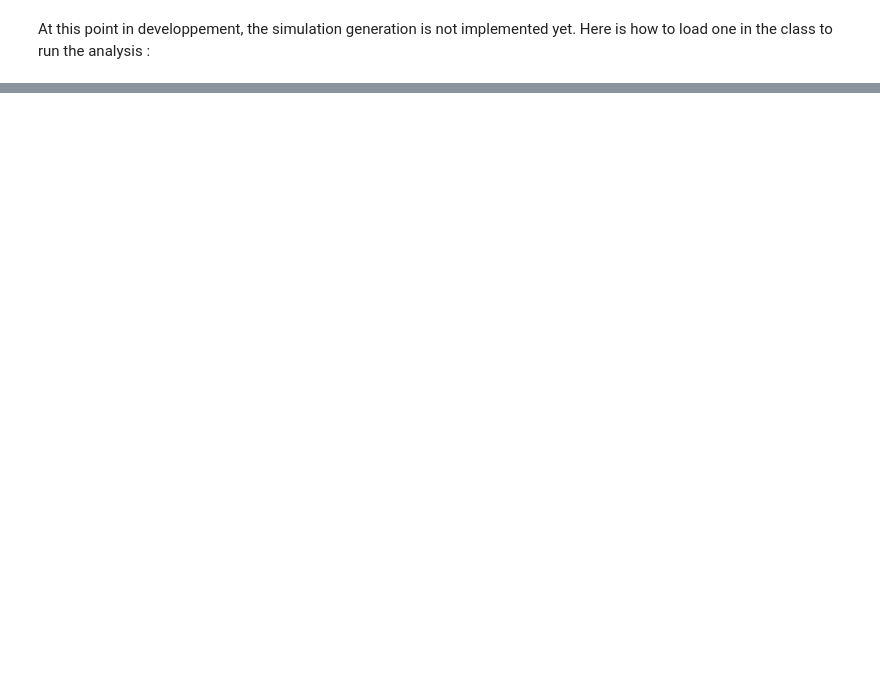
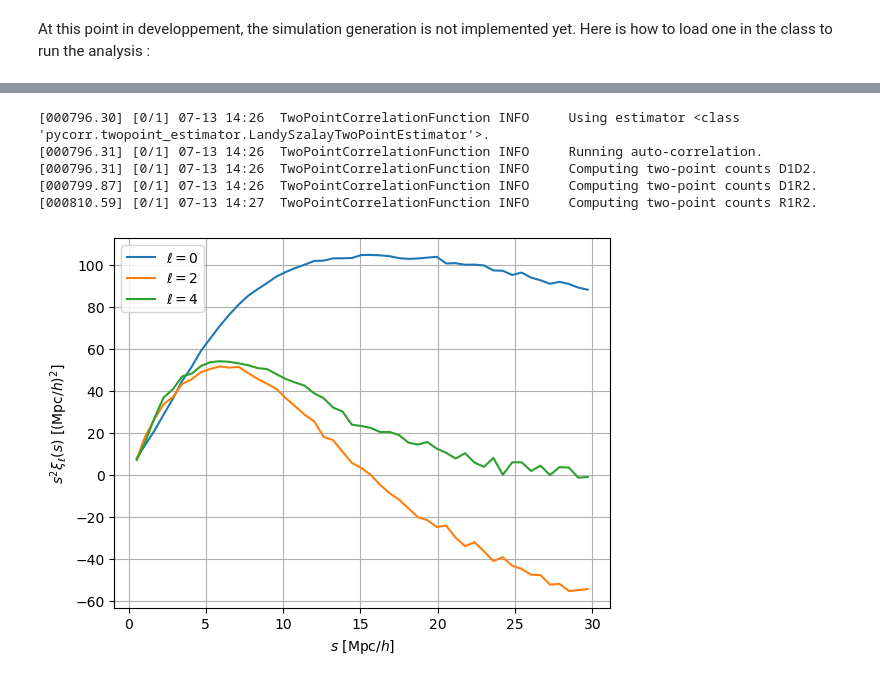
Before and after one commit to SBouchard01/CorrHOD, a Jupyter notebook: examples/CorrHOD_cutsky.ipynb, the cells around one changed output, grey strips where cells are left out. Saved outputs shown, nothing was run; the diff lists cells and outputs as text; code cells hidden in the pictures; blank space fills up the shorter version.

```diff
--- a/examples/CorrHOD_cutsky.ipynb
+++ b/examples/CorrHOD_cutsky.ipynb
@@ -147,5 +168,14 @@ Object.downsample_data(npoints=npoints);
 # %%
 # Compute the 2PCF
-xi_cutsky = Object.compute_2pcf(edges=edges, nthread=nthread)
+xi = Object.compute_2pcf(edges=edges, nthread=nthread)
+
+xi.plot(mode='poles'); # Quick way to plot the CFs from pycorr
+# %% [output]
+[000796.30] [0/1] 07-13 14:26  TwoPointCorrelationFunction INFO     Using estimator <class 'pycorr.twopoint_estimator.LandySzalayTwoPointEstimator'>.
+[000796.31] [0/1] 07-13 14:26  TwoPointCorrelationFunction INFO     Running auto-correlation.
+[000796.31] [0/1] 07-13 14:26  TwoPointCorrelationFunction INFO     Computing two-point counts D1D2.
+[000799.87] [0/1] 07-13 14:26  TwoPointCorrelationFunction INFO     Computing two-point counts D1R2.
+[000810.59] [0/1] 07-13 14:27  TwoPointCorrelationFunction INFO     Computing two-point counts R1R2.
+[figure, added]
 # %%
 # Compute the Cross-Correlation for DS0 and DS9
```
Also changed, not shown: parts of 10 cells of this notebook.
